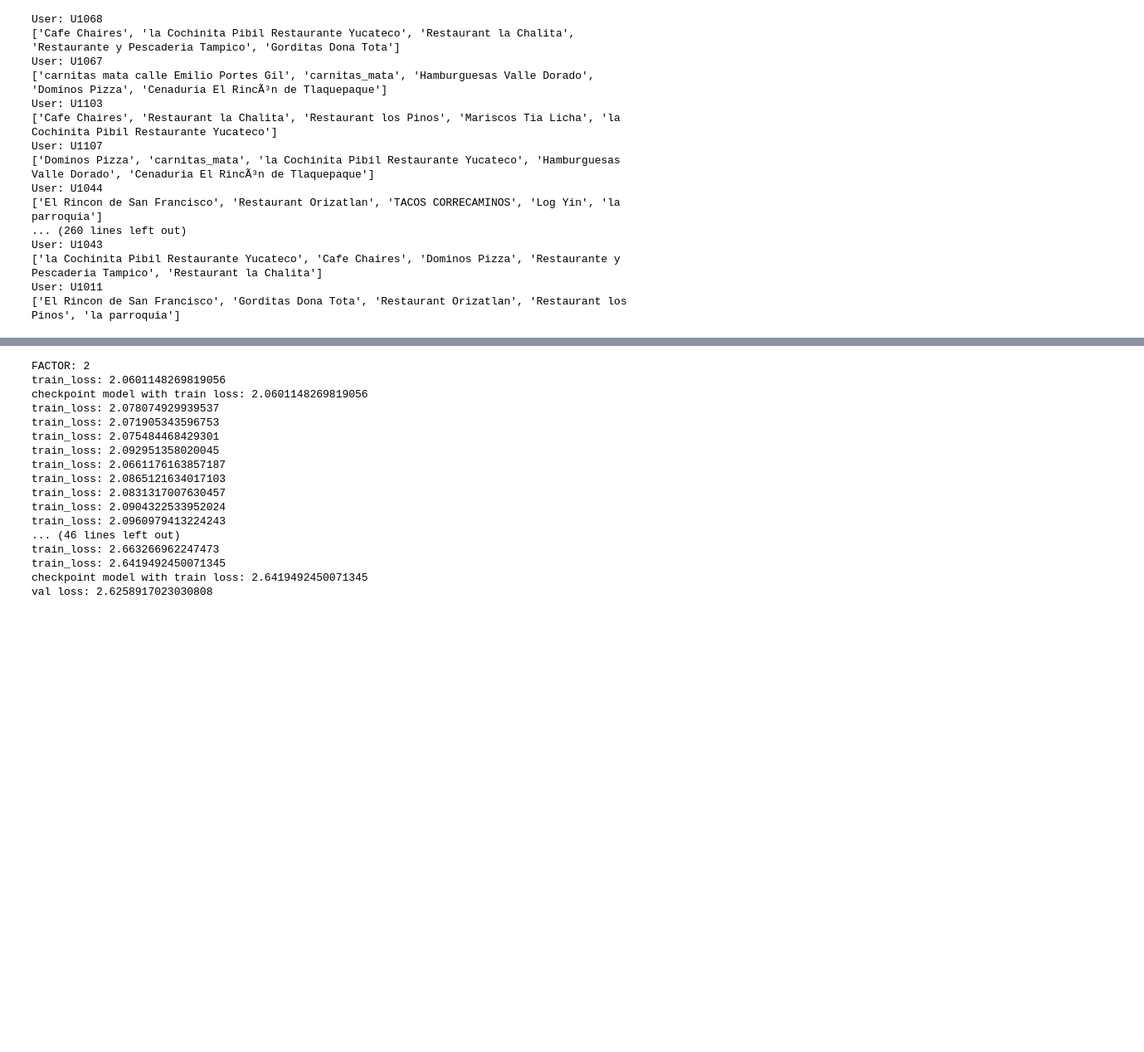
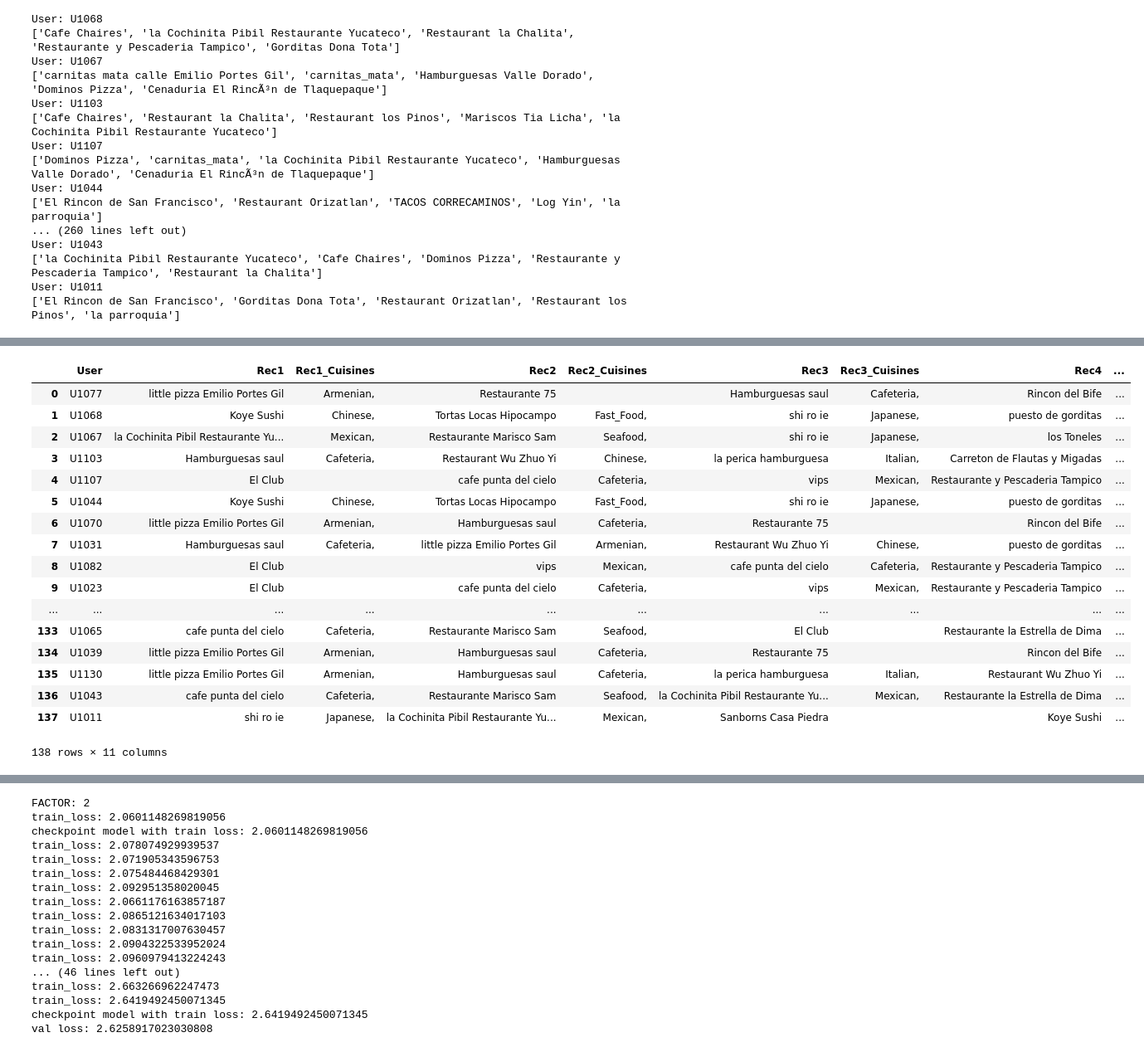
Before and after one commit to leohunt/cs5304-project, a Jupyter notebook: Project.ipynb, the cells around one changed output, grey strips where cells are left out. Shown: that part at 83% size. Cells and saved outputs as stored; diff of their text form; code cells hidden in the pictures; blank space fills up the shorter version.

```diff
--- a/Project.ipynb
+++ b/Project.ipynb
@@ -90,6 +106,12 @@ for row in ratings.itertuples():
     user, = np.where(users == row[1])
     item, = np.where(items == row[2])
     interactions_full[user[0], item[0]] = row[4] + row[5]
+# %%
+interactions_full_orig = lil_matrix((n_users, n_items), dtype = float)
+for row in ratings.itertuples():
+    user, = np.where(users == row[1])
+    item, = np.where(items == row[2])
+    interactions_full_orig[user[0], item[0]] = row[3]
 # %%
 interactions_full
 # %% [output]
@@ -446,0 +946,2 @@ val loss: 2.3470484587768814
+# %%
+col_names = ['User','Rec1', 'Rec1_Cuisines', 'Rec2', 'Rec2_Cuisines', 'Rec3', 'Rec3_Cuisines', 'Rec4','Rec4_Cuisines',  'Rec5', 'Rec5_Cuisines']
@@ -506,3 +1096,28 @@ mean
+# %%
+recs = generate_predictions(model, interactions_full, save_path_val)
+results = give_top5_cuisines(recs, rest_deets, rest_cuisine, user_list, item_list)
+df1 = pd.DataFrame(results,columns = col_names)
+# %%
+df1
+# %% [output]
+|  | User | Rec1 | Rec1_Cuisines | Rec2 | Rec2_Cuisines | Rec3 | Rec3_Cuisines | Rec4 | ... |
+| 0 | U1077 | little pizza Emilio Portes Gil | Armenian, | Restaurante 75 |  | Hamburguesas saul | Cafeteria, | Rincon del Bife | ... |
+| 1 | U1068 | Koye Sushi | Chinese, | Tortas Locas Hipocampo | Fast_Food, | shi ro ie | Japanese, | puesto de gorditas | ... |
+| 2 | U1067 | la Cochinita Pibil Restaurante Yu... | Mexican, | Restaurante Marisco Sam | Seafood, | shi ro ie | Japanese, | los Toneles | ... |
+| 3 | U1103 | Hamburguesas saul | Cafeteria, | Restaurant Wu Zhuo Yi | Chinese, | la perica hamburguesa | Italian, | Carreton de Flautas y Migadas | ... |
+| 4 | U1107 | El Club |  | cafe punta del cielo | Cafeteria, | vips | Mexican, | Restaurante y Pescaderia Tampico | ... |
+| 5 | U1044 | Koye Sushi | Chinese, | Tortas Locas Hipocampo | Fast_Food, | shi ro ie | Japanese, | puesto de gorditas | ... |
+| 6 | U1070 | little pizza Emilio Portes Gil | Armenian, | Hamburguesas saul | Cafeteria, | Restaurante 75 |  | Rincon del Bife | ... |
+| 7 | U1031 | Hamburguesas saul | Cafeteria, | little pizza Emilio Portes Gil | Armenian, | Restaurant Wu Zhuo Yi | Chinese, | puesto de gorditas | ... |
+| 8 | U1082 | El Club |  | vips | Mexican, | cafe punta del cielo | Cafeteria, | Restaurante y Pescaderia Tampico | ... |
+| 9 | U1023 | El Club |  | cafe punta del cielo | Cafeteria, | vips | Mexican, | Restaurante y Pescaderia Tampico | ... |
+| ... | ... | ... | ... | ... | ... | ... | ... | ... | ... |
+| 133 | U1065 | cafe punta del cielo | Cafeteria, | Restaurante Marisco Sam | Seafood, | El Club |  | Restaurante la Estrella de Dima | ... |
+| 134 | U1039 | little pizza Emilio Portes Gil | Armenian, | Hamburguesas saul | Cafeteria, | Restaurante 75 |  | Rincon del Bife | ... |
+| 135 | U1130 | little pizza Emilio Portes Gil | Armenian, | Hamburguesas saul | Cafeteria, | la perica hamburguesa | Italian, | Restaurant Wu Zhuo Yi | ... |
+| 136 | U1043 | cafe punta del cielo | Cafeteria, | Restaurante Marisco Sam | Seafood, | la Cochinita Pibil Restaurante Yu... | Mexican, | Restaurante la Estrella de Dima | ... |
+| 137 | U1011 | shi ro ie | Japanese, | la Cochinita Pibil Restaurante Yu... | Mexican, | Sanborns Casa Piedra |  | Koye Sushi | ... |
+138 rows × 11 columns
 # %%
 save_path_b = './project_models/bmodel.ckpt'
 save_path_val_b = './project_models/bmodelv.ckpt'
```
Also changed, not shown: parts of 44 cells of this notebook, 6 other files.
